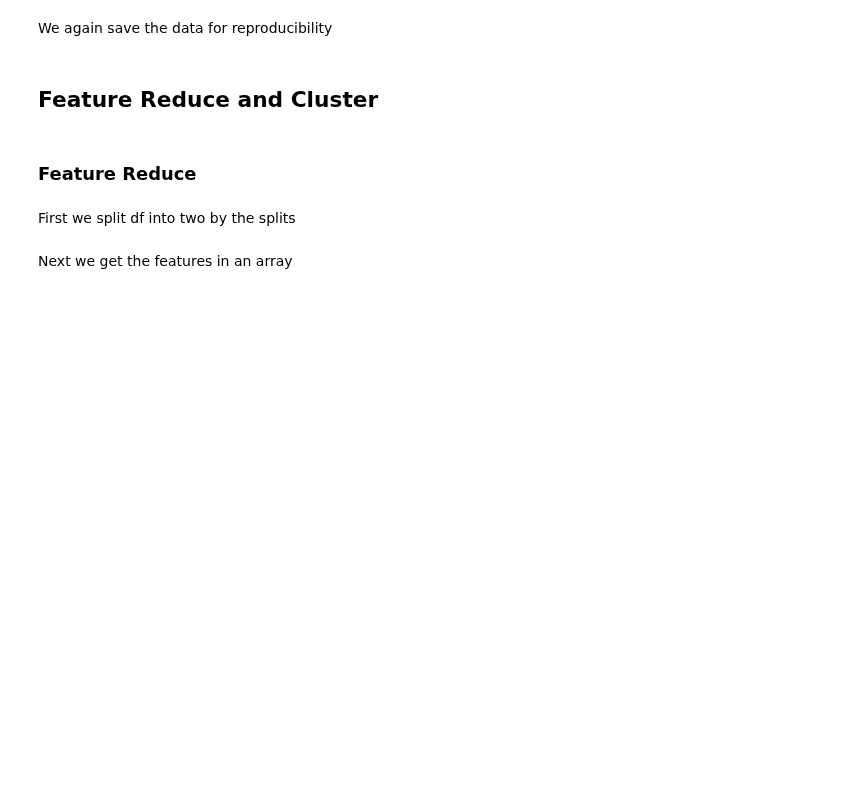
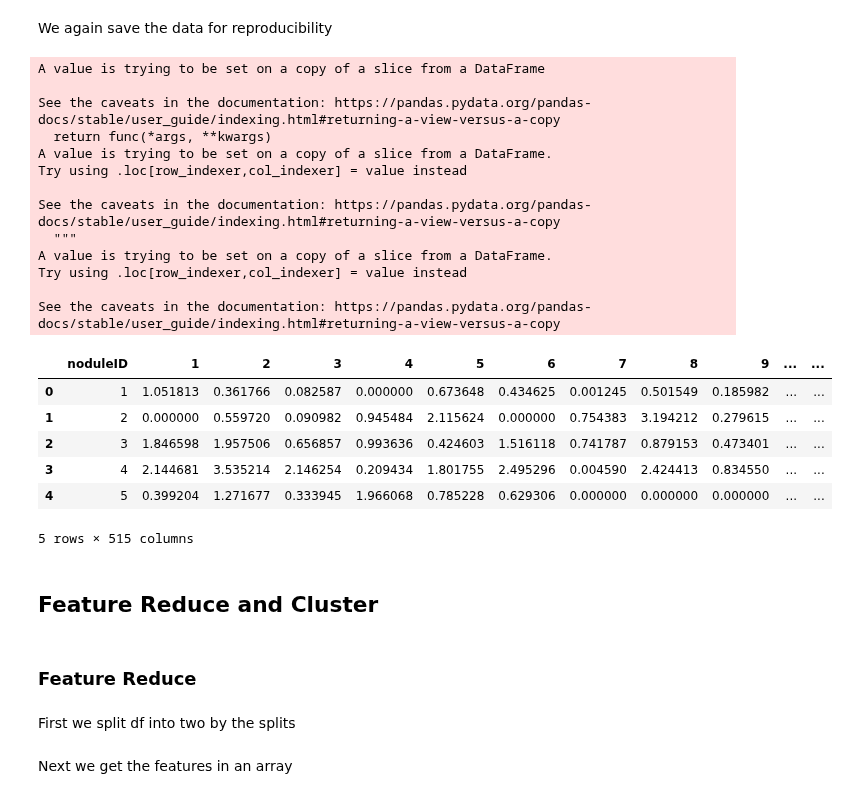
Before and after one commit to mtzig/LIDC_GDRO, a Jupyter notebook: notebooks/LIDC_Georges_End_to_End.ipynb, the cells around one changed output. Saved outputs shown, nothing was run; the diff lists cells and outputs as text; code cells hidden in the pictures; blank space fills up the shorter version.

```diff
--- a/notebooks/LIDC_Georges_End_to_End.ipynb
+++ b/notebooks/LIDC_Georges_End_to_End.ipynb
@@ -221,3 +231,33 @@ df_features.drop(['split', 'malignancy', 'malignancy_b'], axis=1).to_csv('./data
+# %%
+df_features = df_features_all[df_features_all['noduleID'].isin(df_splits['noduleID'])]
+df_features.sort_values('noduleID', inplace=True)
+df_features.reset_index(drop=True, inplace=True)
+
+df_features['split'] = df_splits['split']
+df_features['malignancy'] = df_splits['malignancy']
+
+df_features.head()
+# %% [output]
+A value is trying to be set on a copy of a slice from a DataFrame
+
+See the caveats in the documentation: https://pandas.pydata.org/pandas-docs/stable/user_guide/indexing.html#returning-a-view-versus-a-copy
+  return func(*args, **kwargs)
+A value is trying to be set on a copy of a slice from a DataFrame.
+Try using .loc[row_indexer,col_indexer] = value instead
+
+See the caveats in the documentation: https://pandas.pydata.org/pandas-docs/stable/user_guide/indexing.html#returning-a-view-versus-a-copy
+  """
+A value is trying to be set on a copy of a slice from a DataFrame.
+Try using .loc[row_indexer,col_indexer] = value instead
+
+See the caveats in the documentation: https://pandas.pydata.org/pandas-docs/stable/user_guide/indexing.html#returning-a-view-versus-a-copy
+|  | noduleID | 1 | 2 | 3 | 4 | 5 | 6 | 7 | 8 | 9 | ... | ... |
+| 0 | 1 | 1.051813 | 0.361766 | 0.082587 | 0.000000 | 0.673648 | 0.434625 | 0.001245 | 0.501549 | 0.185982 | ... | ... |
+| 1 | 2 | 0.000000 | 0.559720 | 0.090982 | 0.945484 | 2.115624 | 0.000000 | 0.754383 | 3.194212 | 0.279615 | ... | ... |
+| 2 | 3 | 1.846598 | 1.957506 | 0.656857 | 0.993636 | 0.424603 | 1.516118 | 0.741787 | 0.879153 | 0.473401 | ... | ... |
+| 3 | 4 | 2.144681 | 3.535214 | 2.146254 | 0.209434 | 1.801755 | 2.495296 | 0.004590 | 2.424413 | 0.834550 | ... | ... |
+| 4 | 5 | 0.399204 | 1.271677 | 0.333945 | 1.966068 | 0.785228 | 0.629306 | 0.000000 | 0.000000 | 0.000000 | ... | ... |
+5 rows × 515 columns
 # %% [markdown]
 ## Feature Reduce and Cluster
 # %% [markdown]
```
Also changed, not shown: parts of 18 cells of this notebook.
